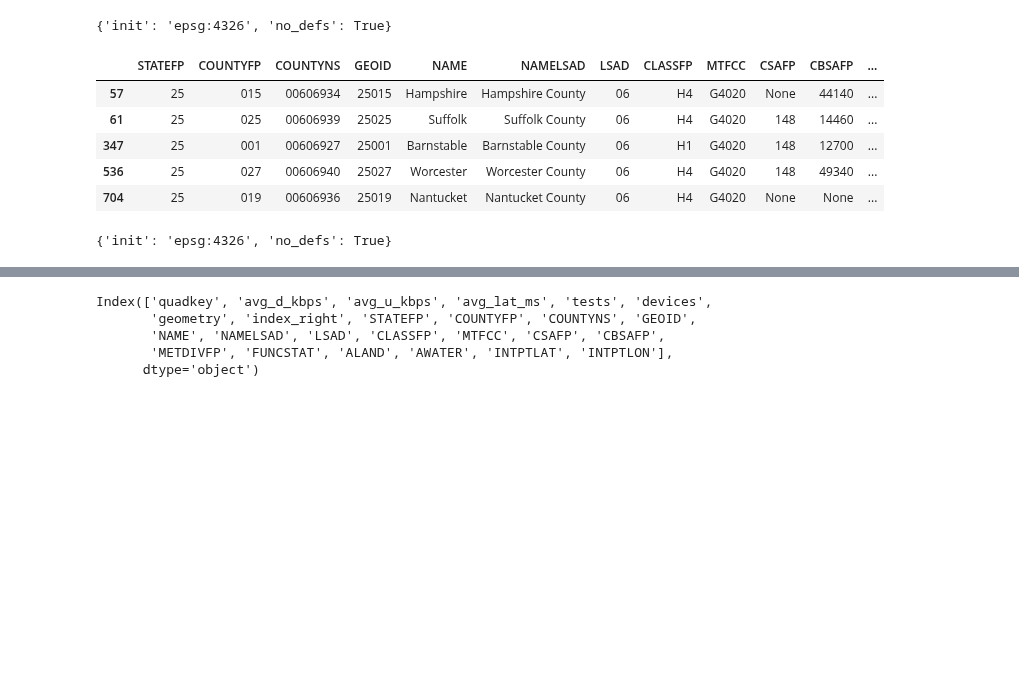
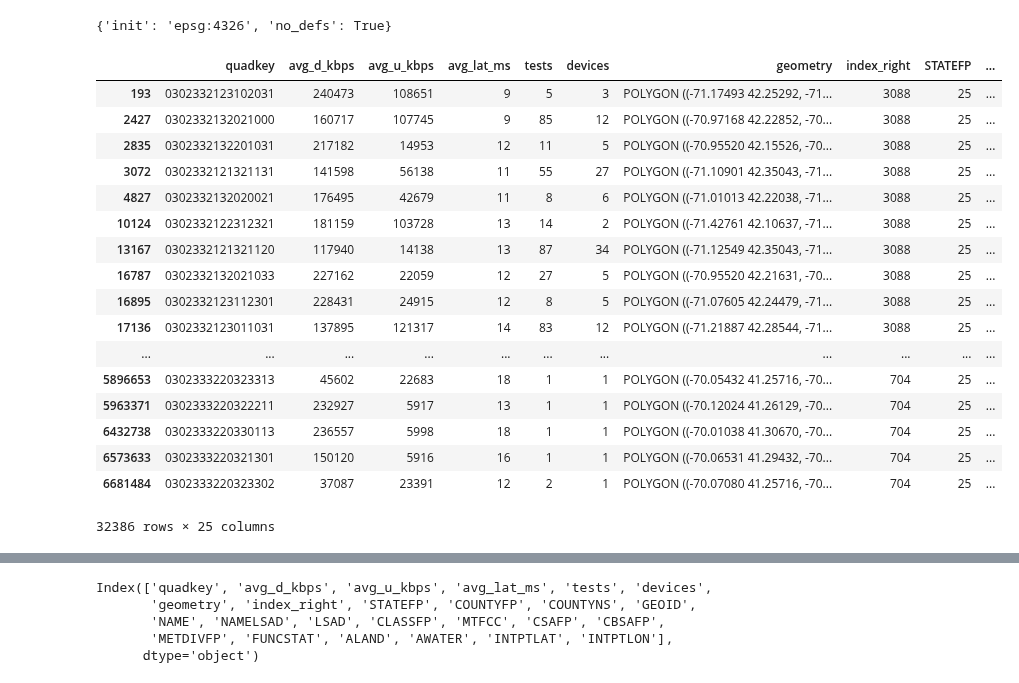
Before and after one commit to BU-Spark/CS506Spring2021Repository, a Jupyter notebook: mapc2/Get Mass Data and Convert to csv.ipynb, the cells around one changed output, grey strips where cells are left out. Drawn from its saved outputs; the diff is of its cells as text; code cells hidden in the pictures; blank space fills up the shorter version.

```diff
--- a/mapc2/Get Mass Data and Convert to csv.ipynb
+++ b/mapc2/Get Mass Data and Convert to csv.ipynb
@@ -88,12 +135,3 @@ ma_counties = counties.loc[counties['STATEFP'] == '25'].to_crs(epsg=4326)
 ma_counties.crs
 # %% [output]
 {'init': 'epsg:4326', 'no_defs': True}
-# %%
-ma_counties.head()
-# %% [output]
-|  | STATEFP | COUNTYFP | COUNTYNS | GEOID | NAME | NAMELSAD | LSAD | CLASSFP | MTFCC | CSAFP | CBSAFP | ... |
-| 57 | 25 | 015 | 00606934 | 25015 | Hampshire | Hampshire County | 06 | H4 | G4020 | None | 44140 | ... |
-| 61 | 25 | 025 | 00606939 | 25025 | Suffolk | Suffolk County | 06 | H4 | G4020 | 148 | 14460 | ... |
-| 347 | 25 | 001 | 00606927 | 25001 | Barnstable | Barnstable County | 06 | H1 | G4020 | 148 | 12700 | ... |
-| 536 | 25 | 027 | 00606940 | 25027 | Worcester | Worcester County | 06 | H4 | G4020 | 148 | 49340 | ... |
-| 704 | 25 | 019 | 00606936 | 25019 | Nantucket | Nantucket County | 06 | H4 | G4020 | None | None | ... |
@@ -100,6 +140,23 @@ ma_counties.head()
 # %%
 tiles_in_ma_counties = gp.sjoin(tiles, ma_counties, how="inner", op='intersects')
-# %%
-ma_counties.crs
-# %% [output]
-{'init': 'epsg:4326', 'no_defs': True}
+# %%
+tiles_in_ma_counties
+# %% [output]
+|  | quadkey | avg_d_kbps | avg_u_kbps | avg_lat_ms | tests | devices | geometry | index_right | STATEFP | ... |
+| 193 | 0302332123102031 | 240473 | 108651 | 9 | 5 | 3 | POLYGON ((-71.17493 42.25292, -71... | 3088 | 25 | ... |
+| 2427 | 0302332132021000 | 160717 | 107745 | 9 | 85 | 12 | POLYGON ((-70.97168 42.22852, -70... | 3088 | 25 | ... |
+| 2835 | 0302332132201031 | 217182 | 14953 | 12 | 11 | 5 | POLYGON ((-70.95520 42.15526, -70... | 3088 | 25 | ... |
+| 3072 | 0302332121321131 | 141598 | 56138 | 11 | 55 | 27 | POLYGON ((-71.10901 42.35043, -71... | 3088 | 25 | ... |
+| 4827 | 0302332132020021 | 176495 | 42679 | 11 | 8 | 6 | POLYGON ((-71.01013 42.22038, -71... | 3088 | 25 | ... |
+| 10124 | 0302332122312321 | 181159 | 103728 | 13 | 14 | 2 | POLYGON ((-71.42761 42.10637, -71... | 3088 | 25 | ... |
+| 13167 | 0302332121321120 | 117940 | 14138 | 13 | 87 | 34 | POLYGON ((-71.12549 42.35043, -71... | 3088 | 25 | ... |
+| 16787 | 0302332132021033 | 227162 | 22059 | 12 | 27 | 5 | POLYGON ((-70.95520 42.21631, -70... | 3088 | 25 | ... |
+| 16895 | 0302332123112301 | 228431 | 24915 | 12 | 8 | 5 | POLYGON ((-71.07605 42.24479, -71... | 3088 | 25 | ... |
+| 17136 | 0302332123011031 | 137895 | 121317 | 14 | 83 | 12 | POLYGON ((-71.21887 42.28544, -71... | 3088 | 25 | ... |
+| ... | ... | ... | ... | ... | ... | ... | ... | ... | ... | ... |
+| 5896653 | 0302333220323313 | 45602 | 22683 | 18 | 1 | 1 | POLYGON ((-70.05432 41.25716, -70... | 704 | 25 | ... |
+| 5963371 | 0302333220322211 | 232927 | 5917 | 13 | 1 | 1 | POLYGON ((-70.12024 41.26129, -70... | 704 | 25 | ... |
+| 6432738 | 0302333220330113 | 236557 | 5998 | 18 | 1 | 1 | POLYGON ((-70.01038 41.30670, -70... | 704 | 25 | ... |
+| 6573633 | 0302333220321301 | 150120 | 5916 | 16 | 1 | 1 | POLYGON ((-70.06531 41.29432, -70... | 704 | 25 | ... |
+| 6681484 | 0302333220323302 | 37087 | 23391 | 12 | 2 | 1 | POLYGON ((-70.07080 41.25716, -70... | 704 | 25 | ... |
+32386 rows × 25 columns
```
Also changed, not shown: parts of 13 cells of this notebook, 1 other file.
